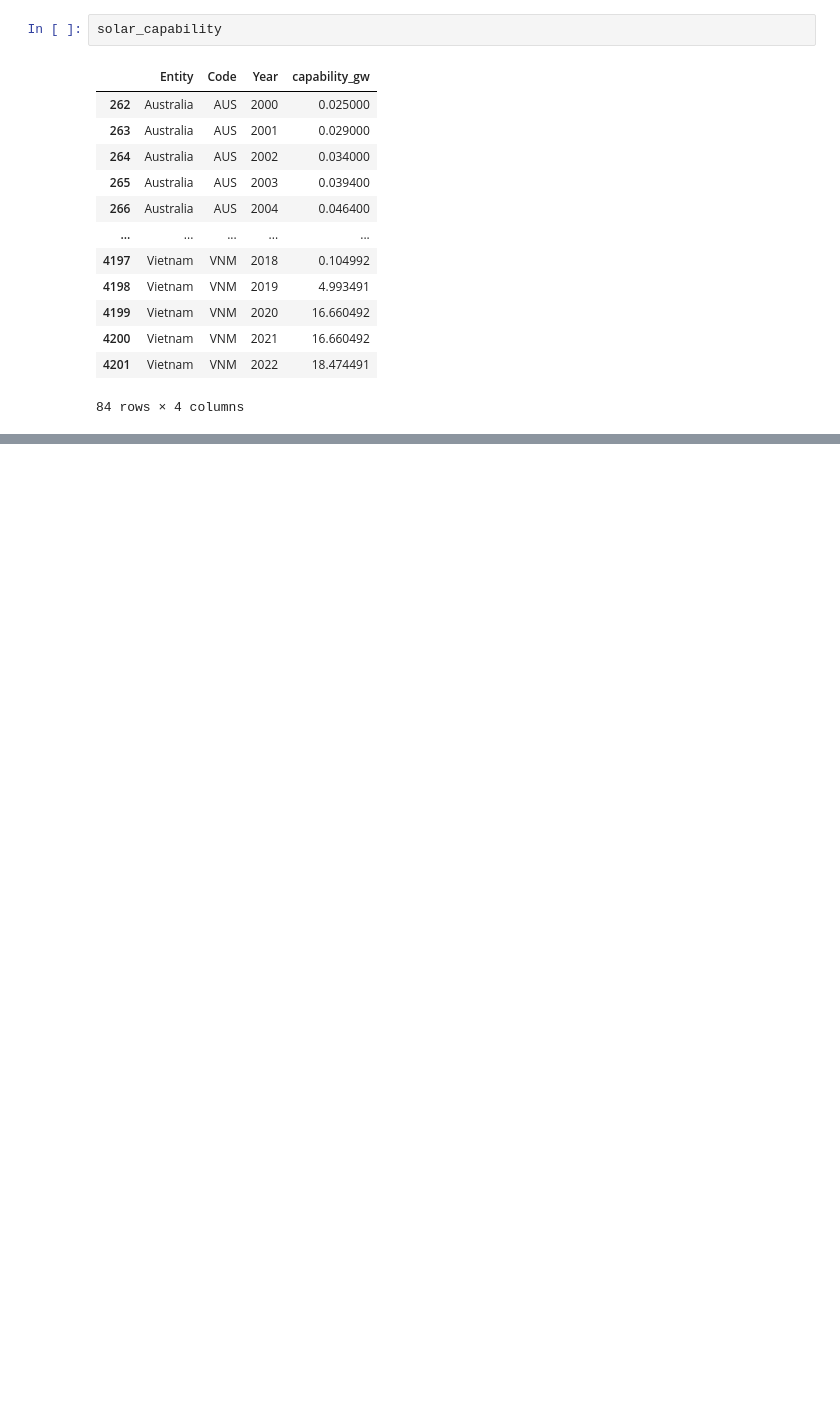
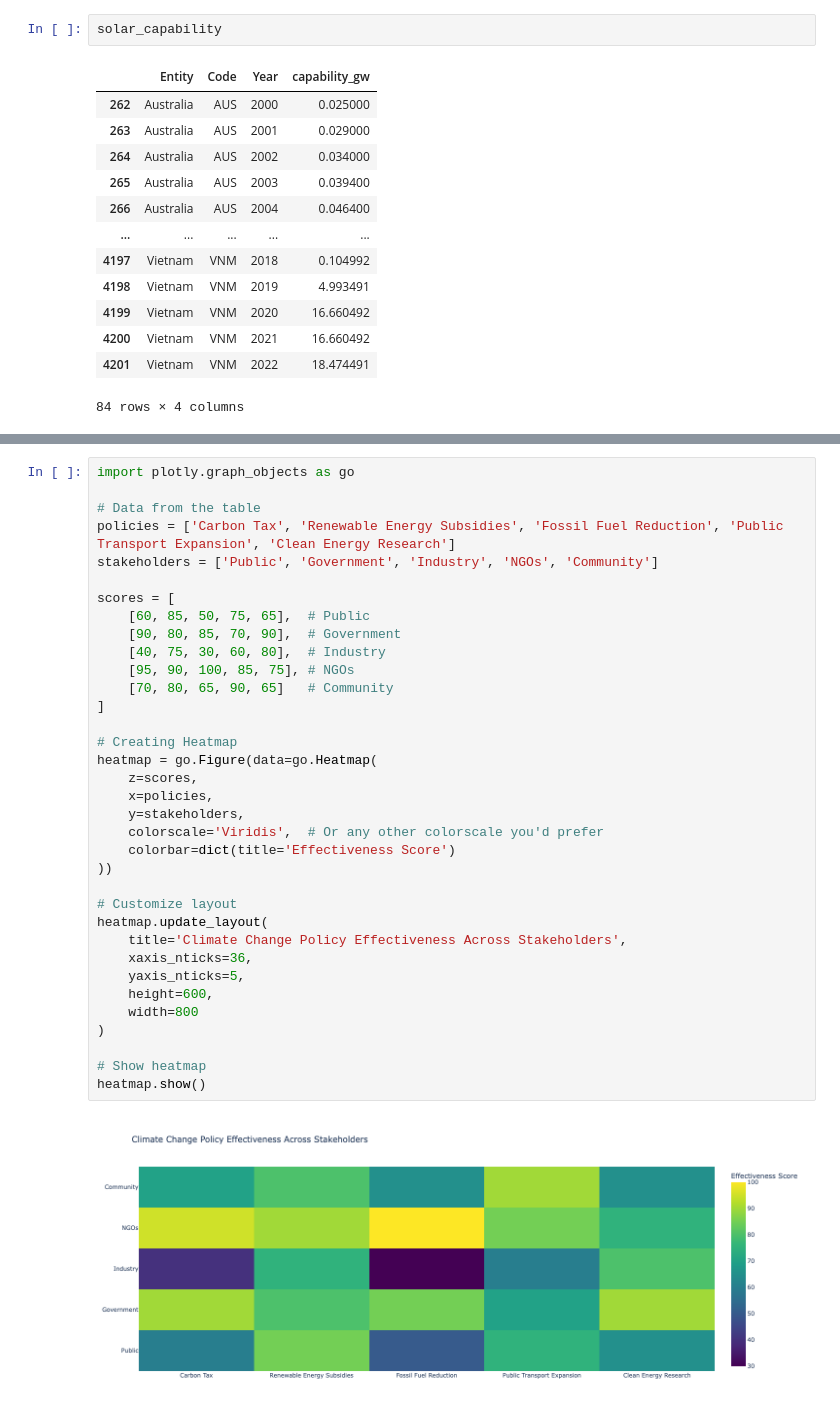
Before and after one commit to bay1900/solar-interactive-dashboard, a Jupyter notebook: interactive_dashboard.ipynb, the cells around one changed output, grey strips where cells are left out. Cells and saved outputs as stored; diff of their text form; blank space fills up the shorter version.

Commit message:
update head and line interactive charts 27-08-2024

```diff
--- a/interactive_dashboard.ipynb
+++ b/interactive_dashboard.ipynb
@@ -423,0 +454,37 @@ solar_capability
+# %%
+import plotly.graph_objects as go
+
+# Data from the table
+policies = ['Carbon Tax', 'Renewable Energy Subsidies', 'Fossil Fuel Reduction', 'Public Transport Expansion', 'Clean Energy Research']
+stakeholders = ['Public', 'Government', 'Industry', 'NGOs', 'Community']
+
+scores = [
+    [60, 85, 50, 75, 65],  # Public
+    [90, 80, 85, 70, 90],  # Government
+    [40, 75, 30, 60, 80],  # Industry
+    [95, 90, 100, 85, 75], # NGOs
+    [70, 80, 65, 90, 65]   # Community
+]
+
+# Creating Heatmap
+heatmap = go.Figure(data=go.Heatmap(
+    z=scores,
+    x=policies,
+    y=stakeholders,
+    colorscale='Viridis',  # Or any other colorscale you'd prefer
+    colorbar=dict(title='Effectiveness Score')
+))
+
+# Customize layout
+heatmap.update_layout(
+    title='Climate Change Policy Effectiveness Across Stakeholders',
+    xaxis_nticks=36,
+    yaxis_nticks=5,
+    height=600,
+    width=800
+)
+
+# Show heatmap
+heatmap.show()
+# %% [output]
+[figure, added]
```
Also changed, not shown: parts of 10 cells of this notebook, 4 other files.
